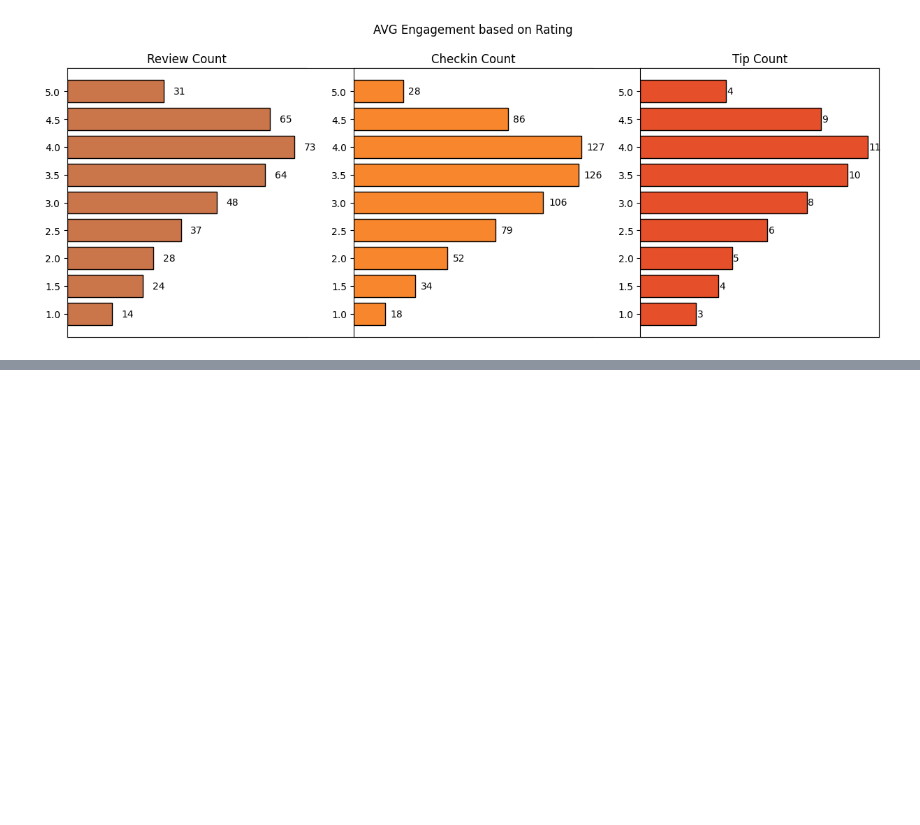
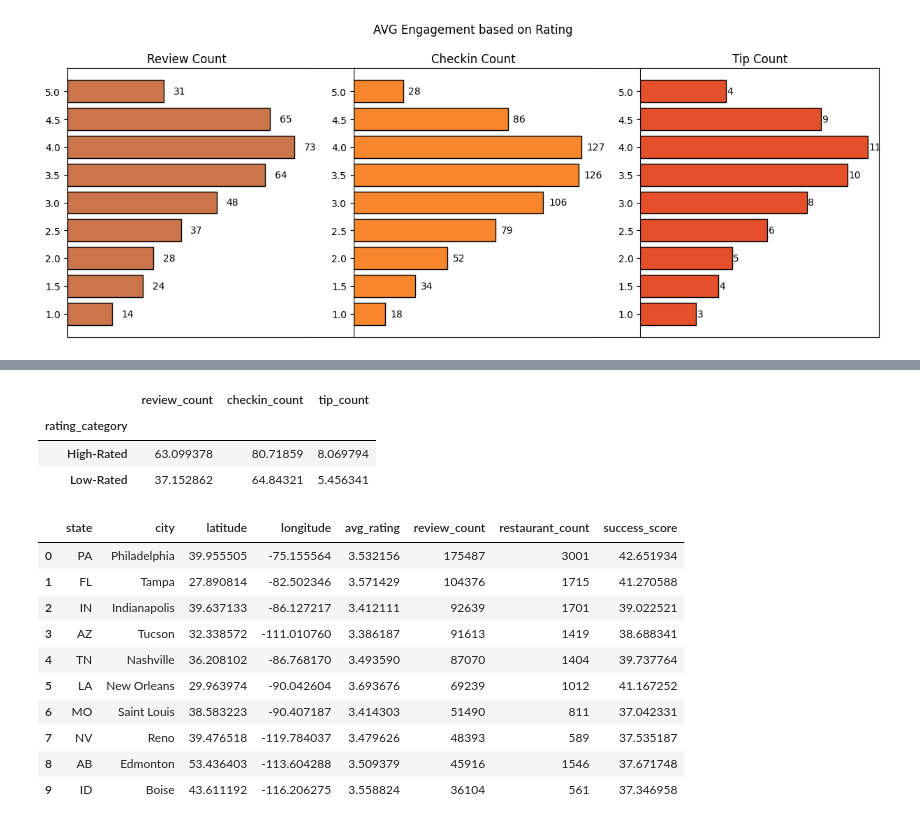
Before and after one commit to Engineer-purvesh18/Customer_Engagement, a Jupyter notebook: analysis.ipynb, the cells around one changed output, grey strips where cells are left out. Cells and saved outputs as stored; diff of their text form; code cells hidden in the pictures; blank space fills up the shorter version.

```diff
--- a/analysis.ipynb
+++ b/analysis.ipynb
@@ -276,0 +319,64 @@ plt.show()
+# %%
+# Is there a difference in the user engagement (reviews, tips, and check-ins) between high-rated and low-rated businesses?
+engagement_df.groupby('rating_category')[['review_count', 'checkin_count', 'tip_count']].mean()
+# %% [output]
+|  | review_count | checkin_count | tip_count |
+| rating_category |  |  |  |
+| High-Rated | 63.099378 | 80.71859 | 8.069794 |
+| Low-Rated | 37.152862 | 64.84321 | 5.456341 |
+# %%
+# function to calculate the success score based on the avg rating and total review count
+def calculate_success_metric(df):
+    success_score = []
+    for index, row in df.iterrows():
+        score = row['avg_rating'] * np.log(row['review_count'] + 1)
+        success_score.append(score)
+    return success_score
+# %%
+# How do the success metrics (review_count or avg_rating) of restaurants vary across different states and cities?
+
+city_df = pd.read_sql_query(f"""SELECT state,city, latitude, longitude, AVG(stars) AS avg_rating, SUM(review_count) as review_count,
+COUNT(*) as restaurant_count
+FROM business
+WHERE business_id IN {tuple(business_id['business_id'])}
+GROUP BY state, city
+ORDER BY review_count DESC
+limit 10;""",conn)
+
+
+city_df['success_score'] = calculate_success_metric(city_df)
+display(city_df)
+# Create a base map
+m = folium.Map(location=[city_df['latitude'].mean(), city_df['longitude'].mean()], zoom_start=4)
+
+# Define a color scale
+color_scale = folium.LinearColormap(colors=['green', 'yellow', '#E54F29'],
+                                     vmin=city_df['success_score'].min(),
+                                     vmax=city_df['success_score'].max())
+
+# Add markers to the map
+for index, row in city_df.iterrows():
+    folium.CircleMarker(
+        location=[row['latitude'], row['longitude']],
+        radius=5,
+        color=color_scale(row['success_score']),
+        fill=True,
+        fill_color=color_scale(row['success_score']),
+        fill_opacity=0.7,
+        popup=f"Success Score: {row['success_score']}"
+    ).add_to(m)
+
+# Add color scale to the map
+m.add_child(color_scale)
+# %% [output]
+|  | state | city | latitude | longitude | avg_rating | review_count | restaurant_count | success_score |
+| 0 | PA | Philadelphia | 39.955505 | -75.155564 | 3.532156 | 175487 | 3001 | 42.651934 |
+| 1 | FL | Tampa | 27.890814 | -82.502346 | 3.571429 | 104376 | 1715 | 41.270588 |
+| 2 | IN | Indianapolis | 39.637133 | -86.127217 | 3.412111 | 92639 | 1701 | 39.022521 |
+| 3 | AZ | Tucson | 32.338572 | -111.010760 | 3.386187 | 91613 | 1419 | 38.688341 |
+| 4 | TN | Nashville | 36.208102 | -86.768170 | 3.493590 | 87070 | 1404 | 39.737764 |
+| 5 | LA | New Orleans | 29.963974 | -90.042604 | 3.693676 | 69239 | 1012 | 41.167252 |
+| 6 | MO | Saint Louis | 38.583223 | -90.407187 | 3.414303 | 51490 | 811 | 37.042331 |
+| 7 | NV | Reno | 39.476518 | -119.784037 | 3.479626 | 48393 | 589 | 37.535187 |
+| 8 | AB | Edmonton | 53.436403 | -113.604288 | 3.509379 | 45916 | 1546 | 37.671748 |
+| 9 | ID | Boise | 43.611192 | -116.206275 | 3.558824 | 36104 | 561 | 37.346958 |
```
Also changed, not shown: parts of 2 cells of this notebook.
